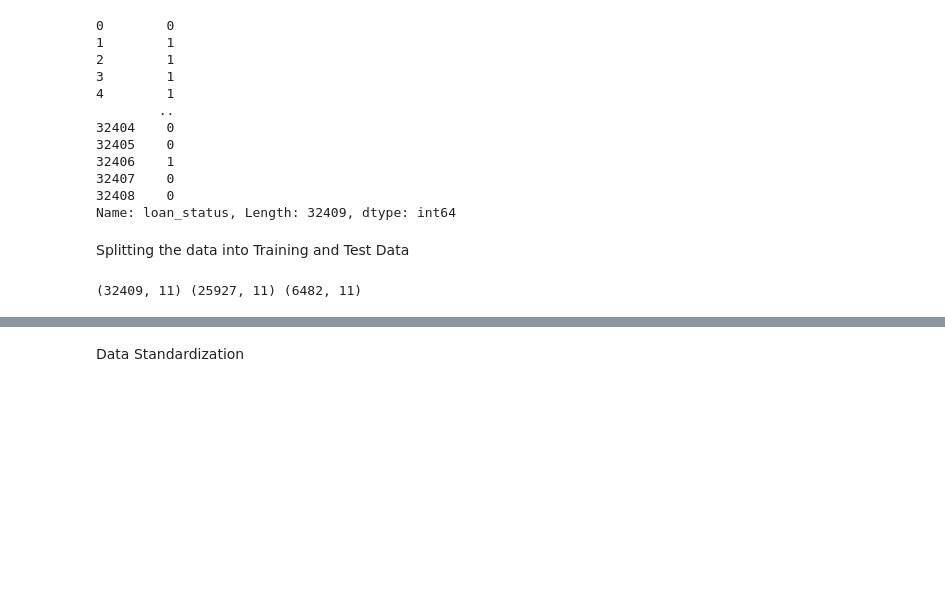
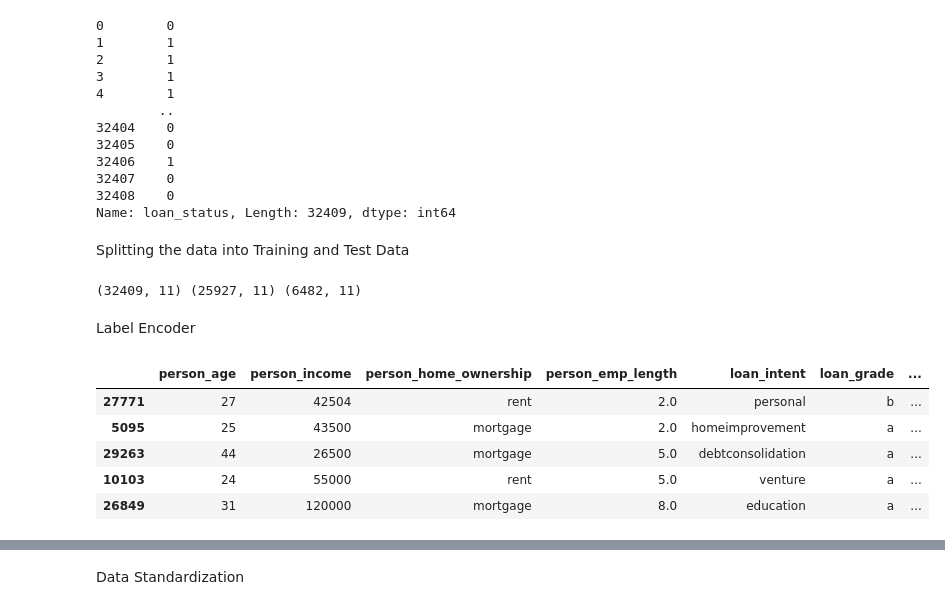
Before and after one commit to shlokzz/Credit-Risk-Prediction-Project, a Jupyter notebook: notebooks/model_evaluation.ipynb, the cells around one changed output, grey strips where cells are left out. Drawn from its saved outputs; the diff is of its cells as text; code cells hidden in the pictures; blank space fills up the shorter version.

```diff
--- a/notebooks/model_evaluation.ipynb
+++ b/notebooks/model_evaluation.ipynb
@@ -82,3 +82,5 @@ X_train, X_test, Y_train, Y_test = train_test_split(X, Y, test_size=0.2, stratif
 print(X.shape, X_train.shape, X_test.shape)
 # %% [output]
 (32409, 11) (25927, 11) (6482, 11)
+# %% [markdown]
+Label Encoder
@@ -84,0 +94,9 @@ print(X.shape, X_train.shape, X_test.shape)
+# %%
+X_train.head()
+# %% [output]
+|  | person_age | person_income | person_home_ownership | person_emp_length | loan_intent | loan_grade | ... |
+| 27771 | 27 | 42504 | rent | 2.0 | personal | b | ... |
+| 5095 | 25 | 43500 | mortgage | 2.0 | homeimprovement | a | ... |
+| 29263 | 44 | 26500 | mortgage | 5.0 | debtconsolidation | a | ... |
+| 10103 | 24 | 55000 | rent | 5.0 | venture | a | ... |
+| 26849 | 31 | 120000 | mortgage | 8.0 | education | a | ... |
```
Also changed, not shown: parts of 7 cells of this notebook.
